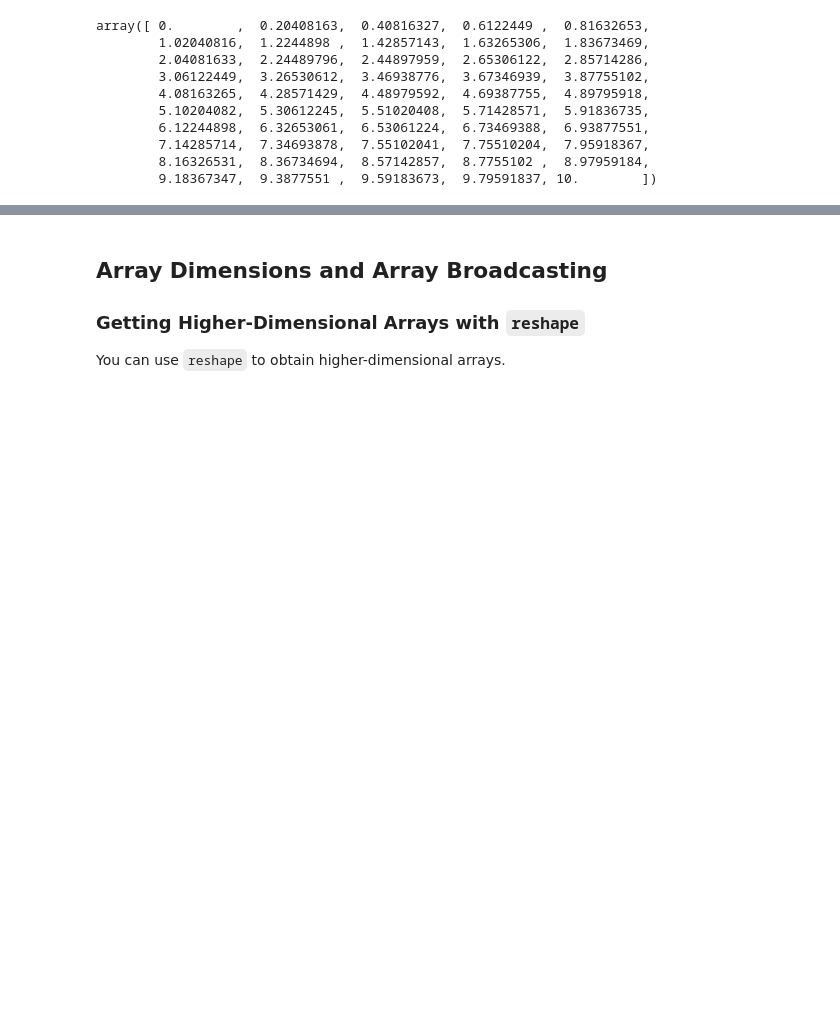
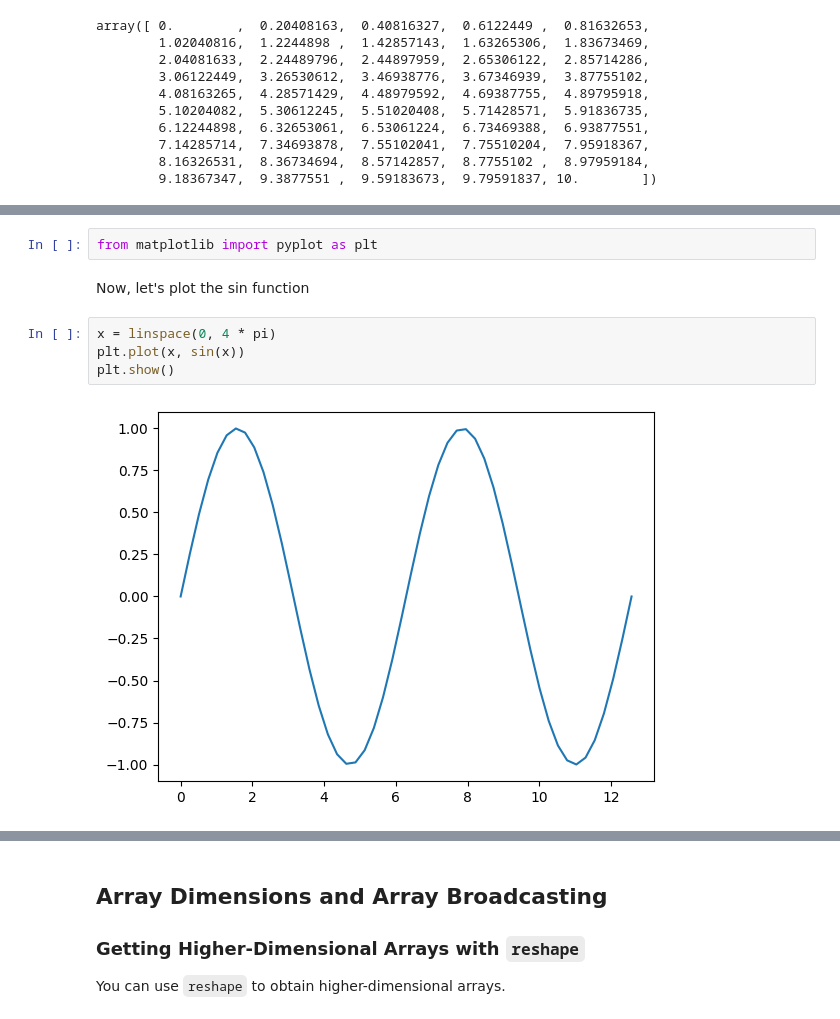
Before and after one commit to liwt31/MathModel, a Jupyter notebook: 00PythonBasics.ipynb, the cells around one changed output, grey strips where cells are left out. Drawn from its saved outputs; the diff is of its cells as text; blank space fills up the shorter version.

```diff
--- a/00PythonBasics.ipynb
+++ b/00PythonBasics.ipynb
@@ -195,0 +240,10 @@ array([ 0.        ,  0.20408163,  0.40816327,  0.6122449 ,  0.81632653,
+# %%
+from matplotlib import pyplot as plt
+# %% [markdown]
+Now, let's plot the sin function
+# %%
+x = linspace(0, 4 * pi)
+plt.plot(x, sin(x))
+plt.show()
+# %% [output]
+[figure, added]
```
Also changed, not shown: parts of 19 cells of this notebook, 11 other files.
